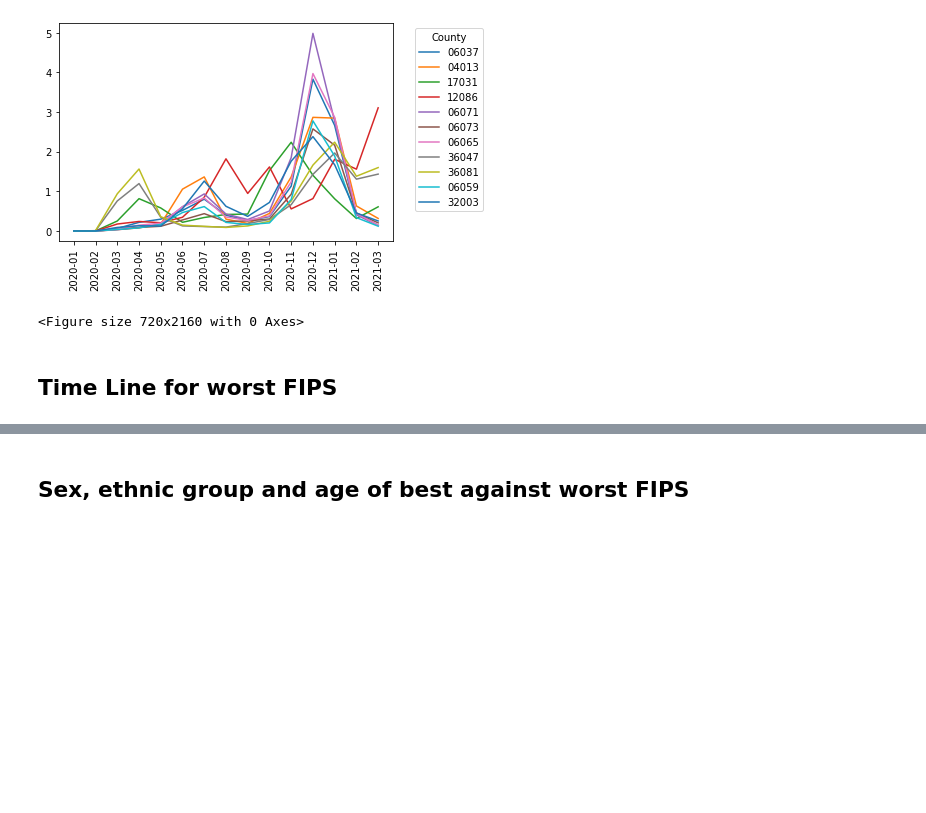
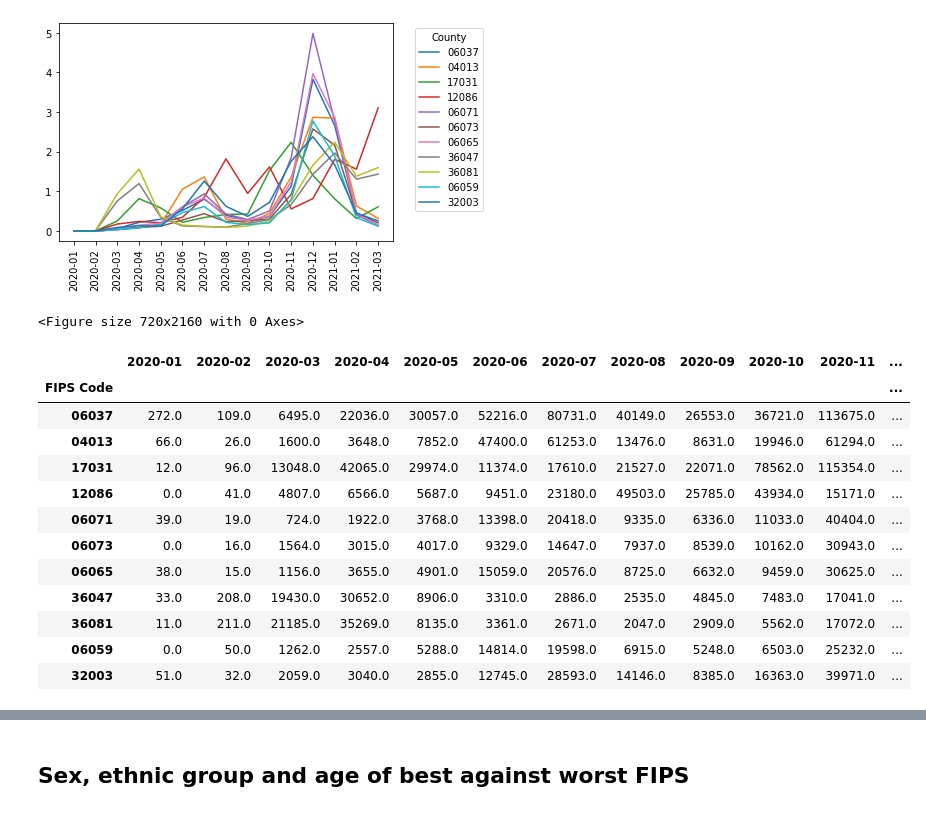
Before and after one commit to mgeffroy/P1-US-COVID-19-Vaccination-Campaign, a Jupyter notebook: P1.3_Data_Analysis-Mariana.ipynb, the cells around one changed output, grey strips where cells are left out. Saved outputs shown, nothing was run; the diff lists cells and outputs as text; code cells hidden in the pictures; blank space fills up the shorter version.

```diff
--- a/P1.3_Data_Analysis-Mariana.ipynb
+++ b/P1.3_Data_Analysis-Mariana.ipynb
@@ -319,5 +321,20 @@ plt.show()
 # %% [output]
 [figure]
 <Figure size 720x2160 with 0 Axes>
-# %% [markdown]
-## Time Line for worst FIPS
+# %%
+patients_time=patients_df.loc[["06037","04013","17031","12086","06071","06073","06065","36047", "36081", "06059", "32003"]]
+patients_time
+# %% [output]
+|  | 2020-01 | 2020-02 | 2020-03 | 2020-04 | 2020-05 | 2020-06 | 2020-07 | 2020-08 | 2020-09 | 2020-10 | 2020-11 | ... |
+| FIPS Code |  |  |  |  |  |  |  |  |  |  |  | ... |
+| 06037 | 272.0 | 109.0 | 6495.0 | 22036.0 | 30057.0 | 52216.0 | 80731.0 | 40149.0 | 26553.0 | 36721.0 | 113675.0 | ... |
+| 04013 | 66.0 | 26.0 | 1600.0 | 3648.0 | 7852.0 | 47400.0 | 61253.0 | 13476.0 | 8631.0 | 19946.0 | 61294.0 | ... |
+| 17031 | 12.0 | 96.0 | 13048.0 | 42065.0 | 29974.0 | 11374.0 | 17610.0 | 21527.0 | 22071.0 | 78562.0 | 115354.0 | ... |
+| 12086 | 0.0 | 41.0 | 4807.0 | 6566.0 | 5687.0 | 9451.0 | 23180.0 | 49503.0 | 25785.0 | 43934.0 | 15171.0 | ... |
+| 06071 | 39.0 | 19.0 | 724.0 | 1922.0 | 3768.0 | 13398.0 | 20418.0 | 9335.0 | 6336.0 | 11033.0 | 40404.0 | ... |
+| 06073 | 0.0 | 16.0 | 1564.0 | 3015.0 | 4017.0 | 9329.0 | 14647.0 | 7937.0 | 8539.0 | 10162.0 | 30943.0 | ... |
+| 06065 | 38.0 | 15.0 | 1156.0 | 3655.0 | 4901.0 | 15059.0 | 20576.0 | 8725.0 | 6632.0 | 9459.0 | 30625.0 | ... |
+| 36047 | 33.0 | 208.0 | 19430.0 | 30652.0 | 8906.0 | 3310.0 | 2886.0 | 2535.0 | 4845.0 | 7483.0 | 17041.0 | ... |
+| 36081 | 11.0 | 211.0 | 21185.0 | 35269.0 | 8135.0 | 3361.0 | 2671.0 | 2047.0 | 2909.0 | 5562.0 | 17072.0 | ... |
+| 06059 | 0.0 | 50.0 | 1262.0 | 2557.0 | 5288.0 | 14814.0 | 19598.0 | 6915.0 | 5248.0 | 6503.0 | 25232.0 | ... |
+| 32003 | 51.0 | 32.0 | 2059.0 | 3040.0 | 2855.0 | 12745.0 | 28593.0 | 14146.0 | 8385.0 | 16363.0 | 39971.0 | ... |
```
Also changed, not shown: parts of 4 cells of this notebook.
